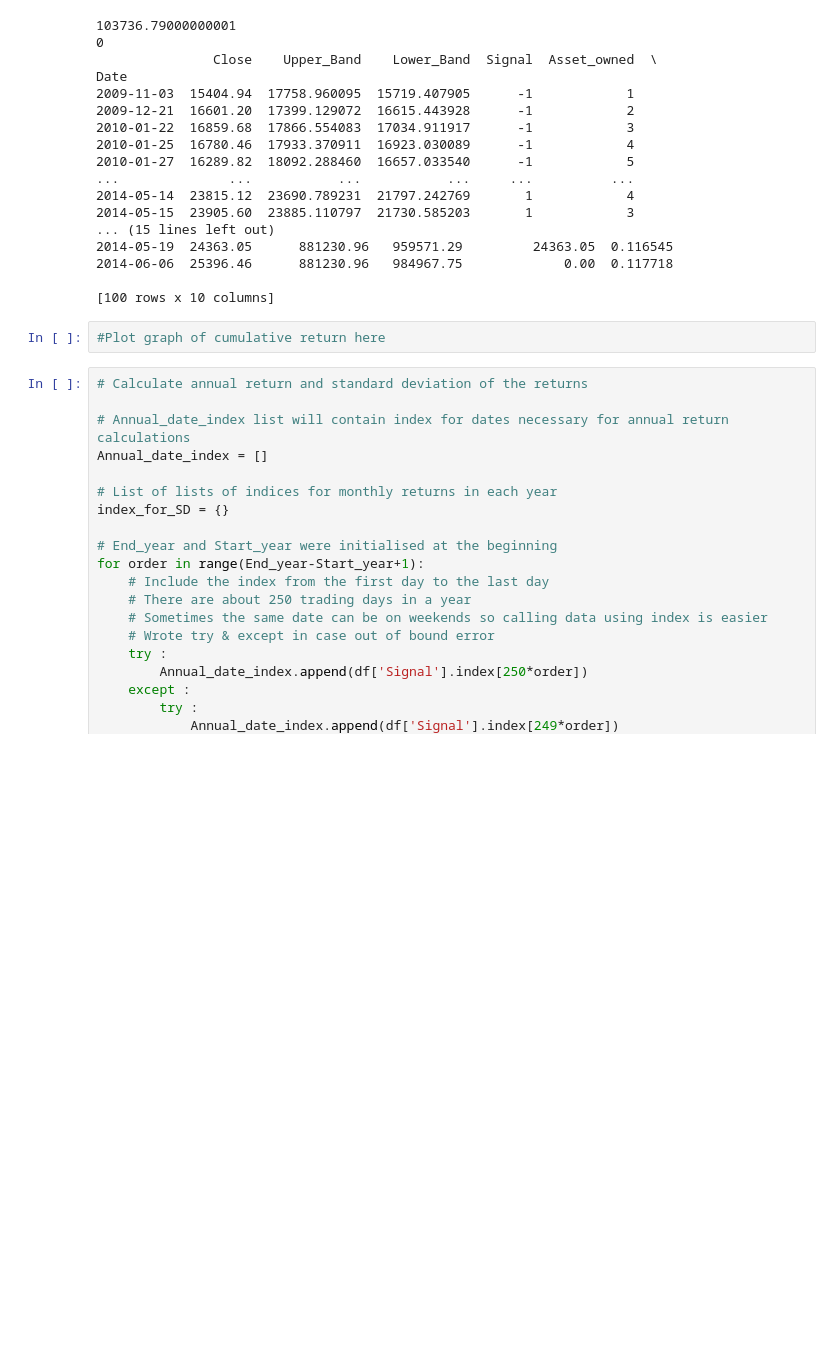
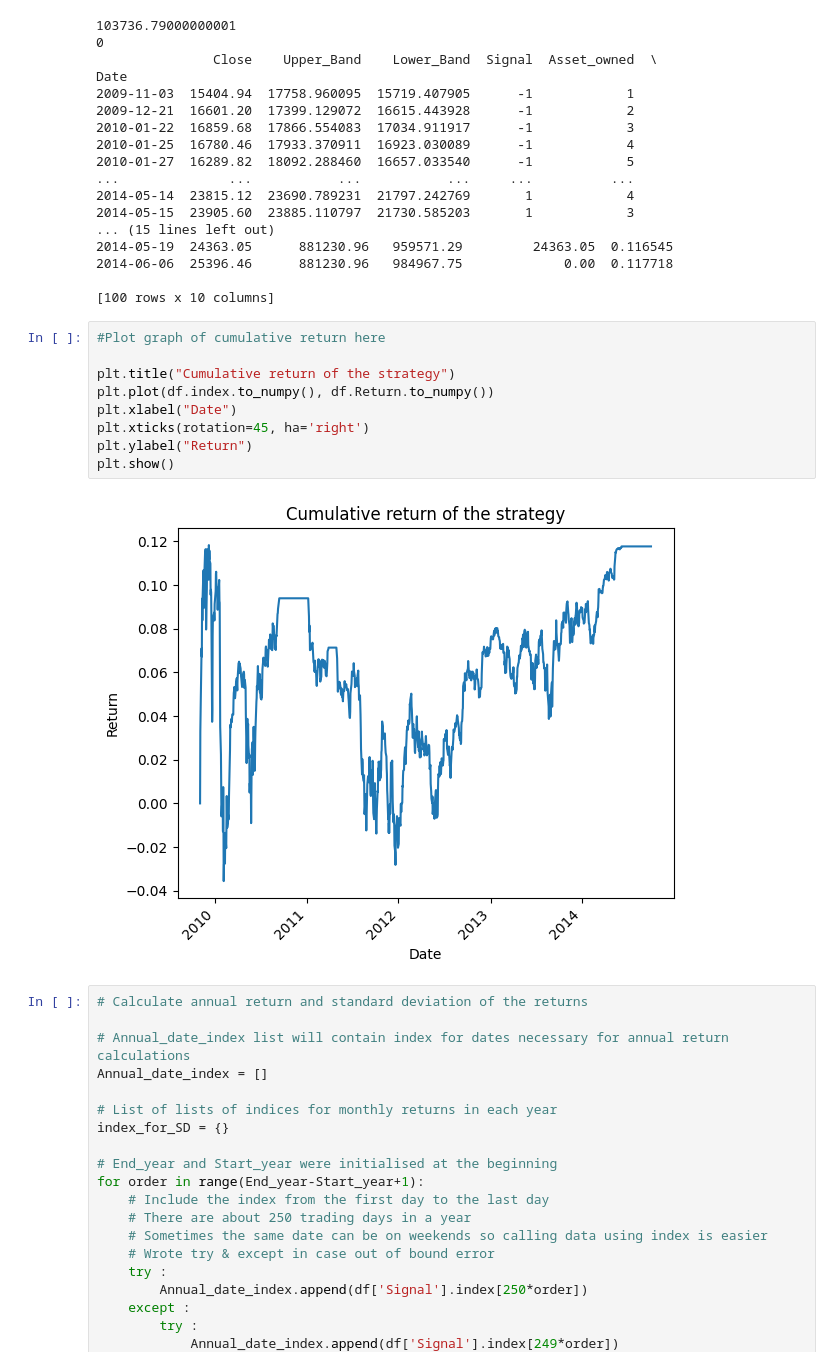
Before and after one commit to FisrtGitHubAccount/Bollinger_Band_Backtesting, a Jupyter notebook: strategy_backtesting.ipynb, the cells around one changed output. Saved outputs shown, nothing was run; the diff lists cells and outputs as text; blank space fills up the shorter version.

Commit message:
return graph added

```diff
--- a/strategy_backtesting.ipynb
+++ b/strategy_backtesting.ipynb
@@ -230,8 +230,17 @@ Date
 2014-06-06  25396.46      881230.96   984967.75             0.00  0.117718
 
 [100 rows x 10 columns]
-# %%
-#Plot graph of cumulative return here
+# %%
+#Plot graph of cumulative return here
+
+plt.title("Cumulative return of the strategy")
+plt.plot(df.index.to_numpy(), df.Return.to_numpy())
+plt.xlabel("Date")
+plt.xticks(rotation=45, ha='right')
+plt.ylabel("Return")
+plt.show()
+# %% [output]
+[figure, added]
 # %%
 # Calculate annual return and standard deviation of the returns
 
```
